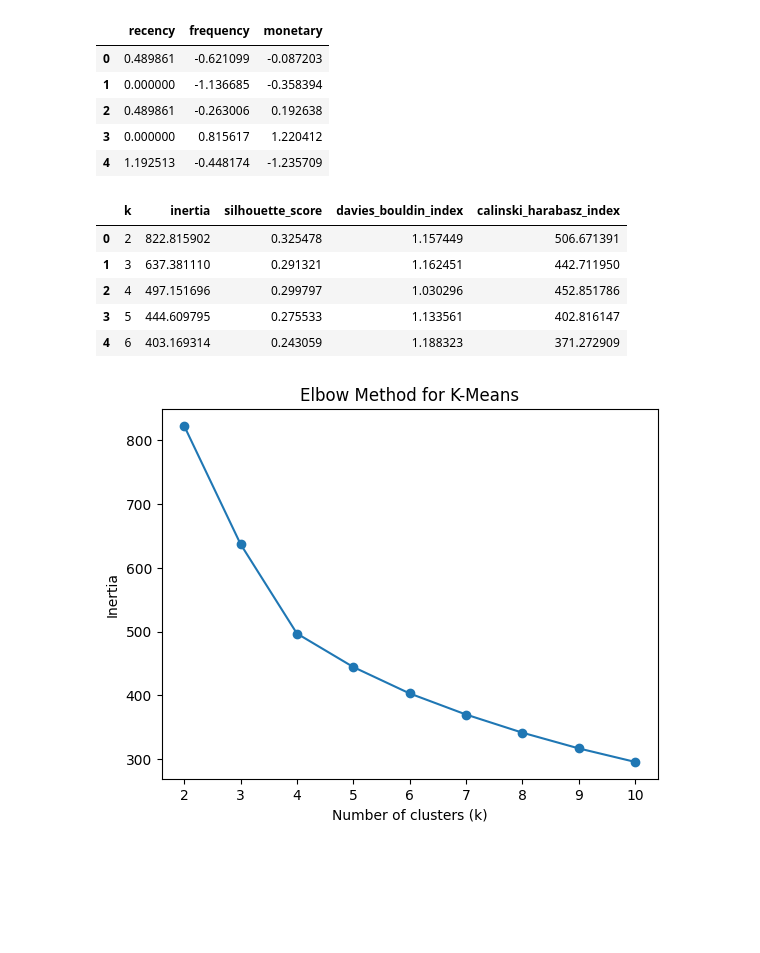
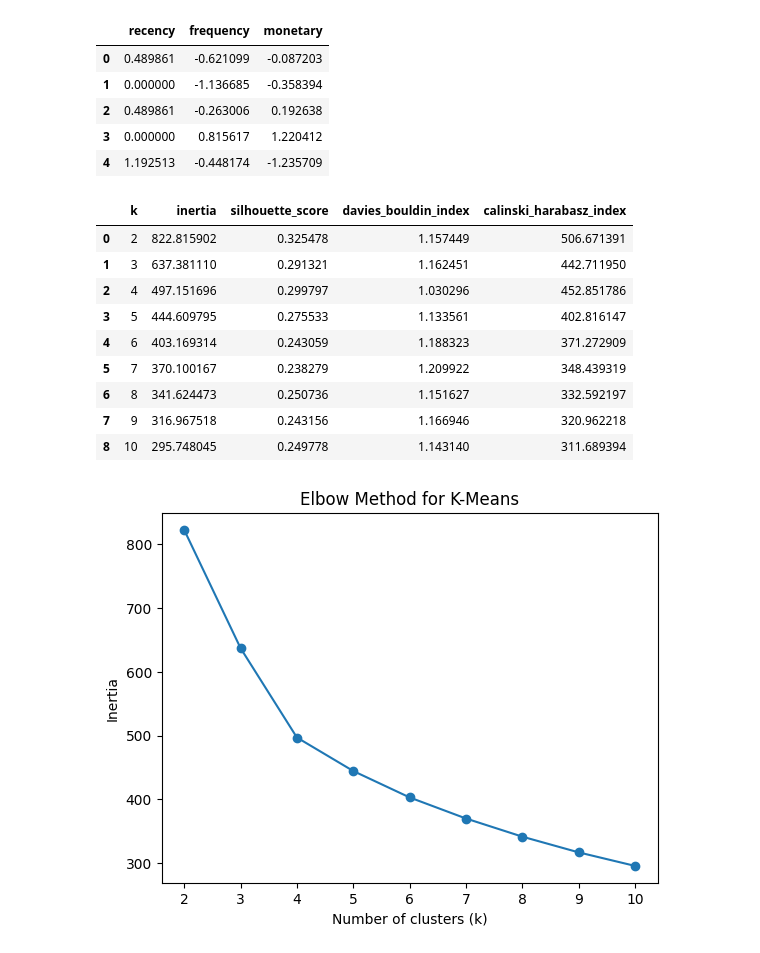
Before and after one commit to DATA601-CustSegment-Nov2025-to-Feb2026/New-CustSegment-Project, a Jupyter notebook: Customer_Segmentation_(Clustering_Algorithms_Benjamin).ipynb, the cells around one changed output. Saved outputs shown, nothing was run; the diff lists cells and outputs as text; code cells hidden in the pictures; blank space fills up the shorter version.

```diff
--- a/Customer_Segmentation_(Clustering_Algorithms_Benjamin).ipynb
+++ b/Customer_Segmentation_(Clustering_Algorithms_Benjamin).ipynb
@@ -294,30 +295,34 @@ k_range = range(2, 11)
 # %%
 # Perform K-Means clustering for each value of in k_range, and
 # store inertia, silhouette, Davies-Bouldin, and Calinski-Harabasz scores in 'rfm_results' for comparison across different k.
-rfm_results = []
+rfm_kmeans_results = []
 
 for k in k_range:
     kmeans = KMeans(n_clusters=k, random_state=42, n_init=50)
     labels = kmeans.fit_predict(rfm_array)
 
-    rfm_results.append({
+    rfm_kmeans_results.append({
         'k': k,
         'inertia': kmeans.inertia_,
         'silhouette_score': silhouette_score(rfm_array, labels),
         'davies_bouldin_index': davies_bouldin_score(rfm_array, labels),
         'calinski_harabasz_index': calinski_harabasz_score(rfm_array, labels)
     })
 
 # Convert results to DataFrame
-rfm_results_df = pd.DataFrame(rfm_results)
-rfm_results_df.head()
+rfm_kmeans_results_df = pd.DataFrame(rfm_kmeans_results)
+rfm_kmeans_results_df.head(10)
 # %% [output]
 |  | k | inertia | silhouette_score | davies_bouldin_index | calinski_harabasz_index |
 | 0 | 2 | 822.815902 | 0.325478 | 1.157449 | 506.671391 |
 | 1 | 3 | 637.381110 | 0.291321 | 1.162451 | 442.711950 |
 | 2 | 4 | 497.151696 | 0.299797 | 1.030296 | 452.851786 |
 | 3 | 5 | 444.609795 | 0.275533 | 1.133561 | 402.816147 |
 | 4 | 6 | 403.169314 | 0.243059 | 1.188323 | 371.272909 |
+| 5 | 7 | 370.100167 | 0.238279 | 1.209922 | 348.439319 |
+| 6 | 8 | 341.624473 | 0.250736 | 1.151627 | 332.592197 |
+| 7 | 9 | 316.967518 | 0.243156 | 1.166946 | 320.962218 |
+| 8 | 10 | 295.748045 | 0.249778 | 1.143140 | 311.689394 |
 # %%
 # Plot inertia vs. number of clusters (k) to identify the optimal k using the Elbow Method.
 plt.figure()
```
Also changed, not shown: parts of 9 cells of this notebook.
